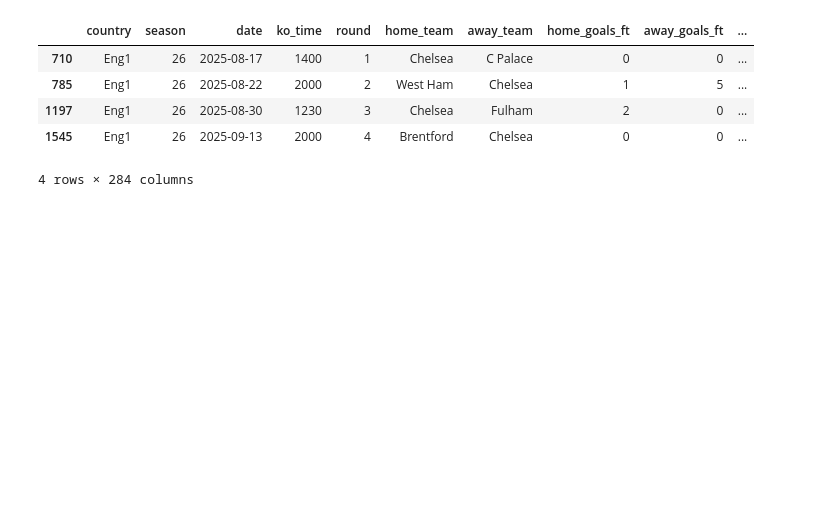
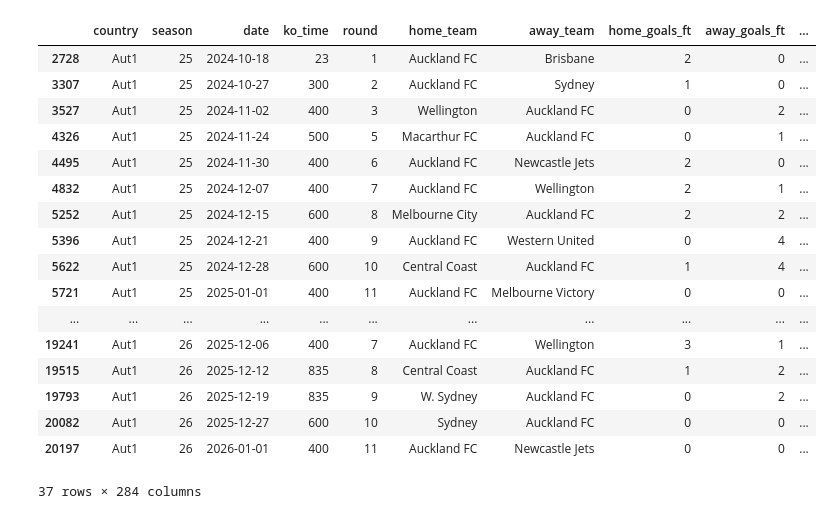
Before and after one commit to Lreps90/Football_ML, a Jupyter notebook: Goals/Over_2_5/o25_predict.ipynb, the cells around one changed output. Saved outputs shown, nothing was run; the diff lists cells and outputs as text; code cells hidden in the pictures; blank space fills up the shorter version.

```diff
--- a/Goals/Over_2_5/o25_predict.ipynb
+++ b/Goals/Over_2_5/o25_predict.ipynb
@@ -7,0 +8,9 @@ end_period = pd.to_datetime("2025-09-14").date()
+# %%
+from datetime import date, timedelta
+
+today = date.today()
+today_day_of_week = today.strftime("%A")          # e.g. "Sunday"
+end_period = pd.to_datetime((today + timedelta(days=1)).isoformat()).date() # e.g. "2025-12-21"
+
+print("Today:", today_day_of_week)
+print("end_date:", end_period)
@@ -8,9 +20,9 @@ end_period = pd.to_datetime("2025-09-14").date()
 # %%
-# Path to the .xls file
-file_path = r"C:\Users\leere\OneDrive\Desktop\RAW DATA\ml_goals.xls"
-
-# Load the Excel file into a DataFrame
-df = pd.read_excel(file_path)
-
-# Display the first few rows of the DataFrame
-df.head()
+# # Path to the .xls file
+# file_path = r"C:\Users\leere\OneDrive\Desktop\RAW DATA\ml_goals.xls"
+#
+# # Load the Excel file into a DataFrame
+# df = pd.read_excel(file_path)
+#
+# # Display the first few rows of the DataFrame
+# df.head()
@@ -857,15 +644,27 @@ match_df = match_df.merge(away_features, on=['country', 'season', 'date', 'away_
 # # match_df now contains cleanly named columns such as "home_Rolling_GoalsScored_Mean" along with your corners outcome features.
 # print(match_df.head())
 # %%
-team_filter2 = match_df[(match_df["home_team"]=="Chelsea") | (match_df["away_team"]=="Chelsea")]
+team_filter2 = match_df[(match_df["home_team"]=="Auckland FC") | (match_df["away_team"]=="Auckland FC")]
 team_filter2
 # %% [output]
 |  | country | season | date | ko_time | round | home_team | away_team | home_goals_ft | away_goals_ft | ... |
-| 710 | Eng1 | 26 | 2025-08-17 | 1400 | 1 | Chelsea | C Palace | 0 | 0 | ... |
-| 785 | Eng1 | 26 | 2025-08-22 | 2000 | 2 | West Ham | Chelsea | 1 | 5 | ... |
-| 1197 | Eng1 | 26 | 2025-08-30 | 1230 | 3 | Chelsea | Fulham | 2 | 0 | ... |
-| 1545 | Eng1 | 26 | 2025-09-13 | 2000 | 4 | Brentford | Chelsea | 0 | 0 | ... |
+| 2728 | Aut1 | 25 | 2024-10-18 | 23 | 1 | Auckland FC | Brisbane | 2 | 0 | ... |
+| 3307 | Aut1 | 25 | 2024-10-27 | 300 | 2 | Auckland FC | Sydney | 1 | 0 | ... |
+| 3527 | Aut1 | 25 | 2024-11-02 | 400 | 3 | Wellington | Auckland FC | 0 | 2 | ... |
+| 4326 | Aut1 | 25 | 2024-11-24 | 500 | 5 | Macarthur FC | Auckland FC | 0 | 1 | ... |
+| 4495 | Aut1 | 25 | 2024-11-30 | 400 | 6 | Auckland FC | Newcastle Jets | 2 | 0 | ... |
+| 4832 | Aut1 | 25 | 2024-12-07 | 400 | 7 | Auckland FC | Wellington | 2 | 1 | ... |
+| 5252 | Aut1 | 25 | 2024-12-15 | 600 | 8 | Melbourne City | Auckland FC | 2 | 2 | ... |
+| 5396 | Aut1 | 25 | 2024-12-21 | 400 | 9 | Auckland FC | Western United | 0 | 4 | ... |
+| 5622 | Aut1 | 25 | 2024-12-28 | 600 | 10 | Central Coast | Auckland FC | 1 | 4 | ... |
+| 5721 | Aut1 | 25 | 2025-01-01 | 400 | 11 | Auckland FC | Melbourne Victory | 0 | 0 | ... |
+| ... | ... | ... | ... | ... | ... | ... | ... | ... | ... | ... |
+| 19241 | Aut1 | 26 | 2025-12-06 | 400 | 7 | Auckland FC | Wellington | 3 | 1 | ... |
+| 19515 | Aut1 | 26 | 2025-12-12 | 835 | 8 | Central Coast | Auckland FC | 1 | 2 | ... |
+| 19793 | Aut1 | 26 | 2025-12-19 | 835 | 9 | W. Sydney | Auckland FC | 0 | 2 | ... |
+| 20082 | Aut1 | 26 | 2025-12-27 | 600 | 10 | Sydney | Auckland FC | 0 | 0 | ... |
+| 20197 | Aut1 | 26 | 2026-01-01 | 400 | 11 | Auckland FC | Newcastle Jets | 0 | 0 | ... |
-4 rows × 284 columns
+37 rows × 284 columns
 # %%
 match_df
 # %% [output]
```
Also changed, not shown: parts of 21 cells of this notebook, 19 other files.
